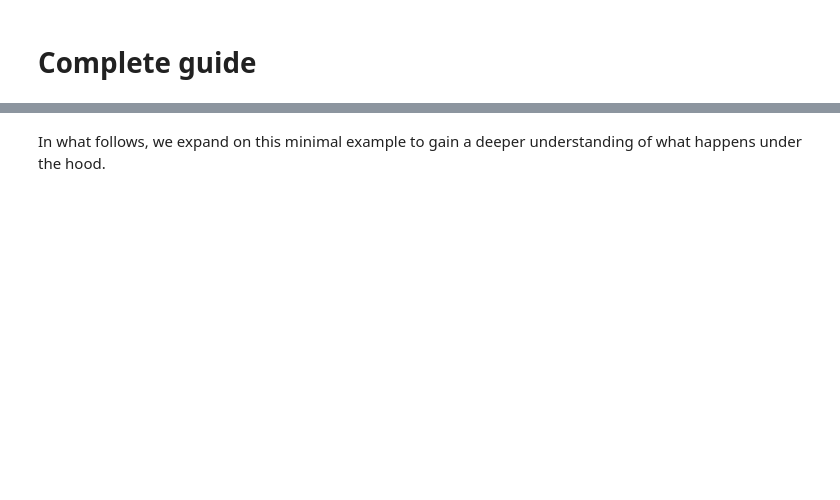
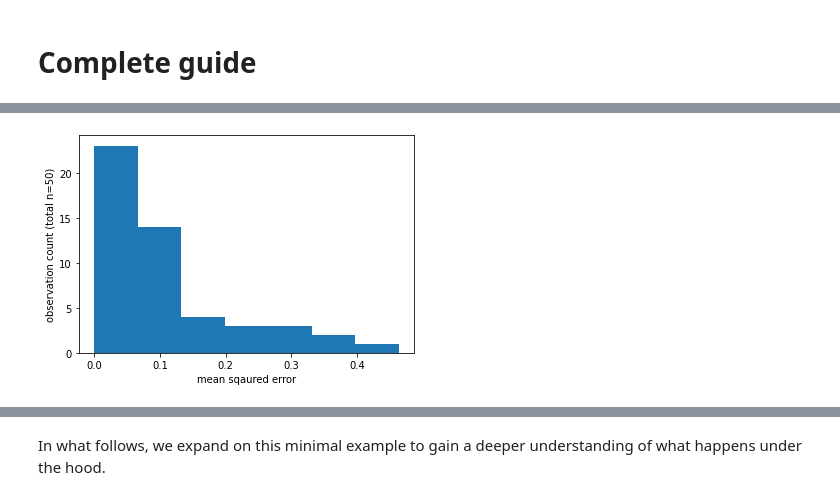
Before and after one commit to elucherini/t-recs, a Jupyter notebook: examples/diagnostics-experiments.ipynb, the cells around one changed output, grey strips where cells are left out. Saved outputs shown, nothing was run; the diff lists cells and outputs as text; code cells hidden in the pictures; blank space fills up the shorter version.

```diff
--- a/examples/diagnostics-experiments.ipynb
+++ b/examples/diagnostics-experiments.ipynb
@@ -247,0 +194,6 @@ def mse_histogram(model, split_indices=None):
+# %%
+mf.run(50)
+mf.train()
+mse_histogram(mf)
+# %% [output]
+[figure, added]
```
Also changed, not shown: parts of 20 cells of this notebook, 1 other file.
